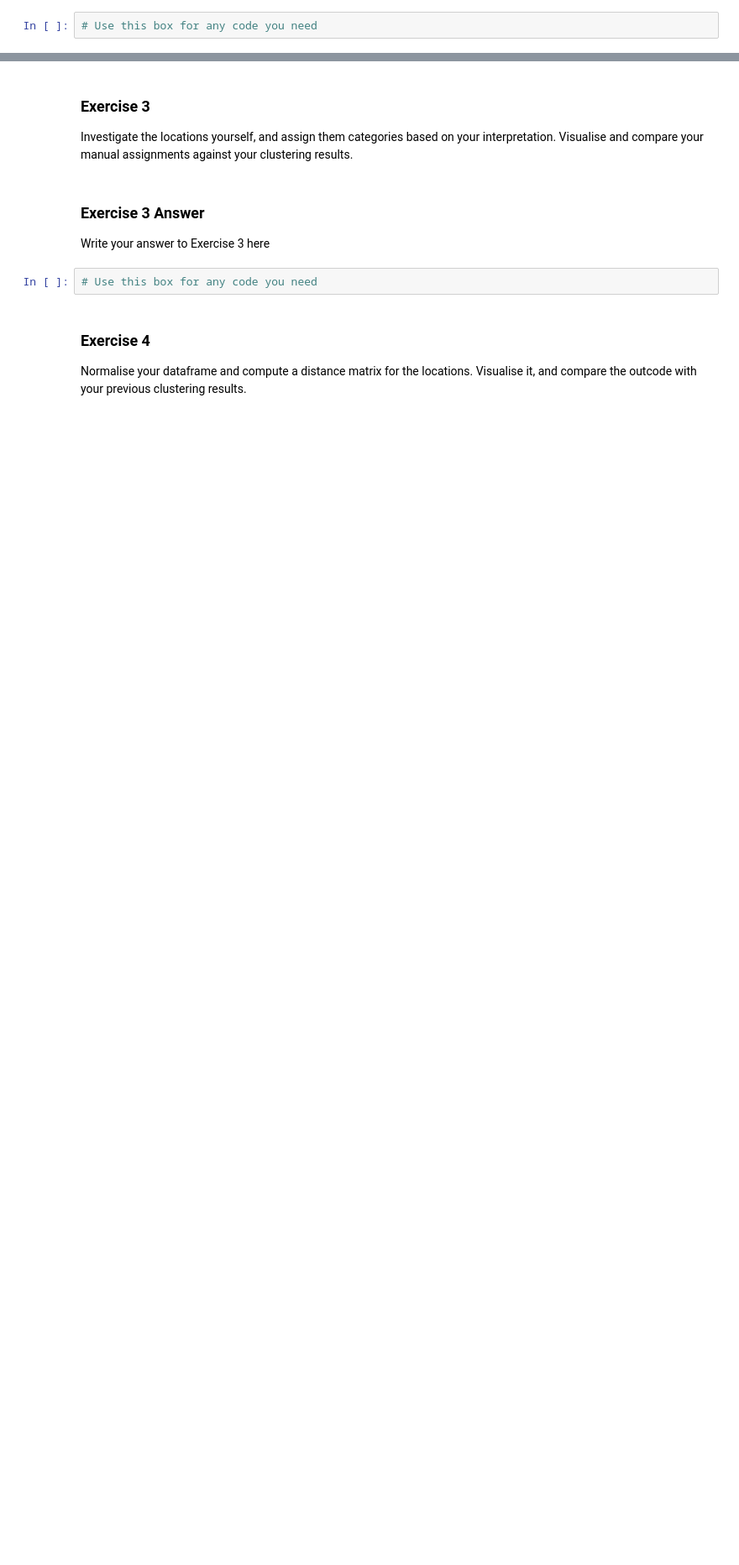
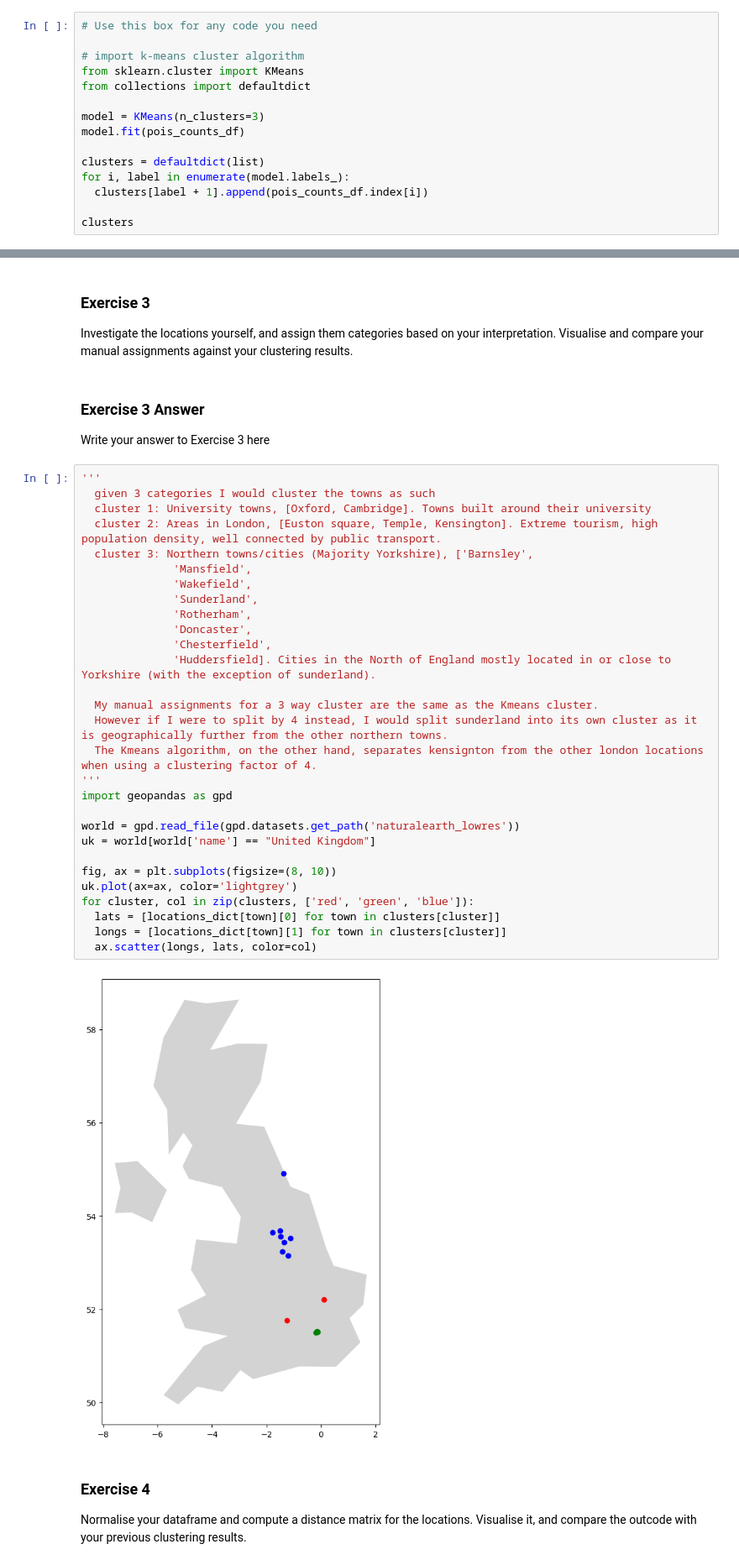
Before and after one commit to jr919cam/jr919_ads_2024, a Jupyter notebook: _notebooks/02-access-assess-geospatial.ipynb, the cells around one changed output, grey strips where cells are left out. Shown: that part at 84% size. Drawn from its saved outputs; the diff is of its cells as text; blank space fills up the shorter version.

```diff
--- a/_notebooks/02-access-assess-geospatial.ipynb
+++ b/_notebooks/02-access-assess-geospatial.ipynb
@@ -527,3 +517,16 @@ clusters of similar areas, based on nearby OSM features.
 Write your answer to Exercise 2 here
 # %%
 # Use this box for any code you need
+
+# import k-means cluster algorithm
+from sklearn.cluster import KMeans
+from collections import defaultdict
+
+model = KMeans(n_clusters=3)
+model.fit(pois_counts_df)
+
+clusters = defaultdict(list)
+for i, label in enumerate(model.labels_):
+  clusters[label + 1].append(pois_counts_df.index[i])
+
+clusters
@@ -538,7 +553,36 @@ against your clustering results.
 
 Write your answer to Exercise 3 here
 # %%
-# Use this box for any code you need
+'''
+  given 3 categories I would cluster the towns as such
+  cluster 1: University towns, [Oxford, Cambridge]. Towns built around their university
+  cluster 2: Areas in London, [Euston square, Temple, Kensington]. Extreme tourism, high population density, well connected by public transport.
+  cluster 3: Northern towns/cities (Majority Yorkshire), ['Barnsley',
+              'Mansfield',
+              'Wakefield',
+              'Sunderland',
+              'Rotherham',
+              'Doncaster',
+              'Chesterfield',
+              'Huddersfield]. Cities in the North of England mostly located in or close to Yorkshire (with the exception of sunderland).
+
+  My manual assignments for a 3 way cluster are the same as the Kmeans cluster.
+  However if I were to split by 4 instead, I would split sunderland into its own cluster as it is geographically further from the other northern towns.
+  The Kmeans algorithm, on the other hand, separates kensignton from the other london locations when using a clustering factor of 4.
+'''
+import geopandas as gpd
+
+world = gpd.read_file(gpd.datasets.get_path('naturalearth_lowres'))
+uk = world[world['name'] == "United Kingdom"]
+
+fig, ax = plt.subplots(figsize=(8, 10))
+uk.plot(ax=ax, color='lightgrey')
+for cluster, col in zip(clusters, ['red', 'green', 'blue']):
+  lats = [locations_dict[town][0] for town in clusters[cluster]]
+  longs = [locations_dict[town][1] for town in clusters[cluster]]
+  ax.scatter(longs, lats, color=col)
+# %% [output]
+[figure, added]
 # %% [markdown]
 ### Exercise 4
 
```
Also changed, not shown: parts of 6 cells of this notebook.
